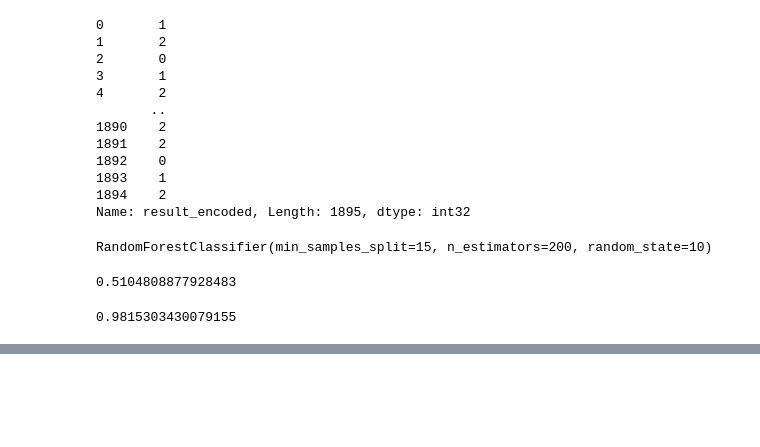
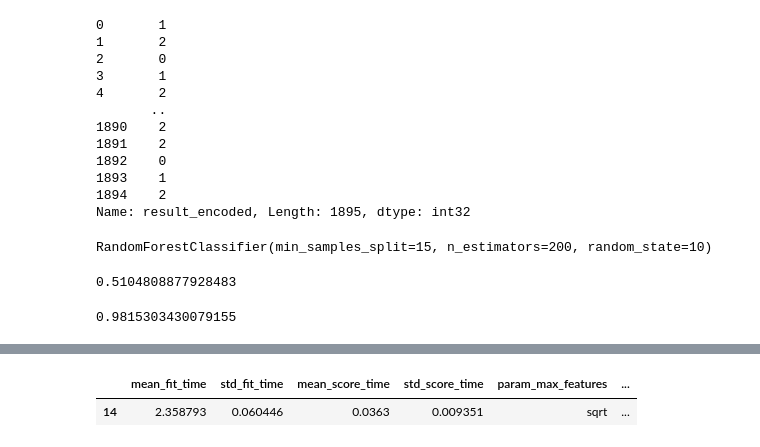
Before and after one commit to BinhHong/Prediction-football-outcome-in-Bundesliga, a Jupyter notebook: Data preparation.ipynb, the cells around one changed output, grey strips where cells are left out. Drawn from its saved outputs; the diff is of its cells as text; code cells hidden in the pictures; blank space fills up the shorter version.

```diff
--- a/Data preparation.ipynb
+++ b/Data preparation.ipynb
@@ -1025,0 +1081,5 @@ clf.best_score_
+# %%
+pd.DataFrame(clf.cv_results_)[pd.DataFrame(clf.cv_results_)['rank_test_score']==1]
+# %% [output]
+|  | mean_fit_time | std_fit_time | mean_score_time | std_score_time | param_max_features | ... |
+| 14 | 2.358793 | 0.060446 | 0.0363 | 0.009351 | sqrt | ... |
```
Also changed, not shown: parts of 18 cells of this notebook.
